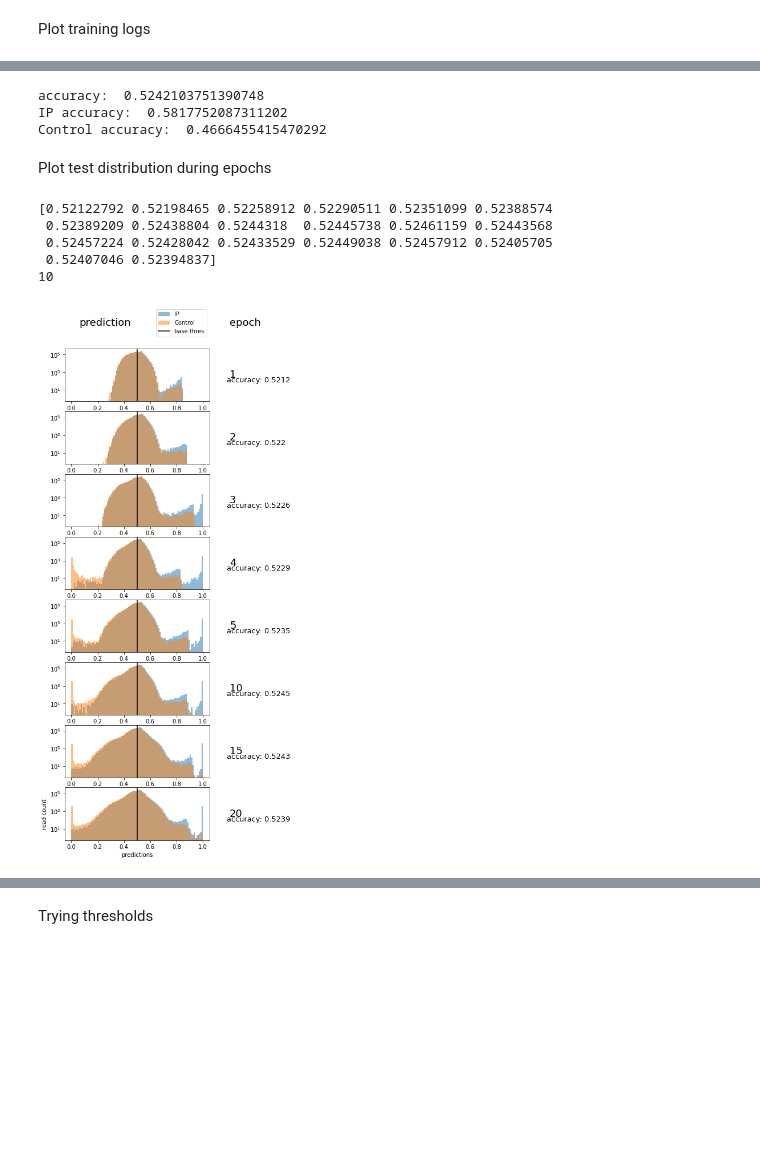
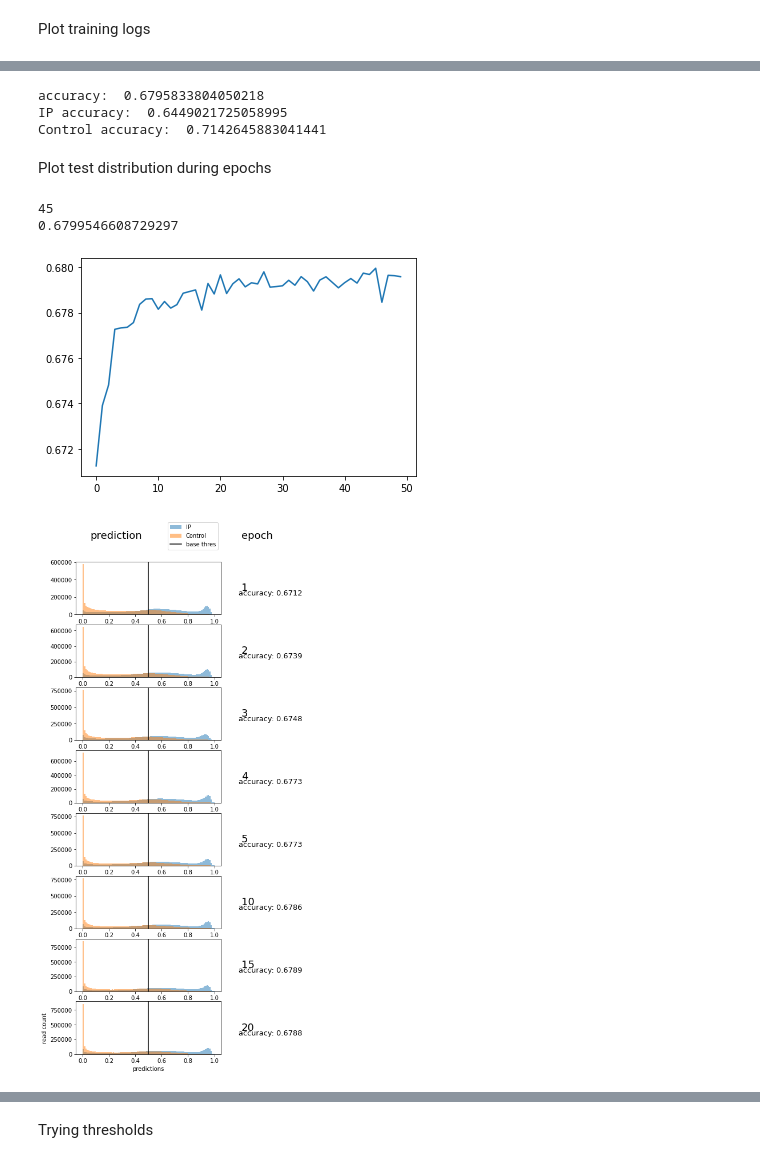
Before and after one commit to Alexwestbrook/mnhn-internship_DeepCNN_ChIP-seq, a Jupyter notebook: plot_distributions.ipynb, the cells around one changed output, grey strips where cells are left out. Drawn from its saved outputs; the diff is of its cells as text; code cells hidden in the pictures; blank space fills up the shorter version.

```diff
--- a/plot_distributions.ipynb
+++ b/plot_distributions.ipynb
@@ -72,8 +74,14 @@ print(dico)
 with np.load(f'{data_dir}/H3K9me3/dataset30M.npz') as f:
     reads = f['x_test']
 # %%
+with np.load(f'{data_dir}/H3K9me3/raw_data/IP_reads_deduped.npz') as f:
+    reads = f['reads']
+print(reads.shape)
+sequences = utils.remove_reads_with_N(reads, tolerance=0)
+print(len(sequences))
+
 print('Looking for read duplicates')
-dico = utils.find_duplicates(reads, one_hot=True, batch_size=5_000_000, print_freq=1_000_000)
+dico = utils.find_duplicates(sequences, one_hot=False, batch_size=500_000_000, print_freq=20_000_000)
 values = list(dico.values())
 print('Looking for duplicate level duplicates')
 dico2 = utils.find_duplicates(values, batch_size=100_000_000, print_freq=20_000_000)
@@ -267,15 +261,16 @@ print('accuracy: ', (IP_accuracy + Control_accuracy) / 2)
 print('IP accuracy: ', IP_accuracy)
 print('Control accuracy: ', Control_accuracy)
 # %% [output]
-accuracy:  0.5242103751390748
-IP accuracy:  0.5817752087311202
-Control accuracy:  0.4666455415470292
+accuracy:  0.6795833804050218
+IP accuracy:  0.6449021725058995
+Control accuracy:  0.7142645883041441
 # %% [markdown]
 Plot test distribution during epochs
 # %%
-data = 'CENPT'
+data = 'H3K27ac'
 dataset_name = 'dataset4'
-model_name = 'model_inception3rew'
+model_name = 'model_inception3.0rew'
+model_name2 = 'model_inception2.2'
 new_labels = 'dataset_rel55'
 relabeled = False
 preds = np.load(f'{data_dir}/{data}/Trainedmodels/{model_name}/eval_epochs.npy')
@@ -296,8 +291,12 @@ predsControl = preds[:, y_test == 0]
 correct_IP = (predsIP > 0.5)
 correct_Control = (predsControl < 0.5)
 accuracys = (np.sum(correct_IP, axis=1) + np.sum(correct_Control, axis=1)) / len(y_test)
-print(accuracys)
-print(np.argmax(accuracys))
+amax = np.argmax(accuracys)
+print(amax)
+print(accuracys[amax])
+plt.plot(accuracys)
+plt.show()
+plt.close()
 
 # epochs = range(0, preds.shape[0], 5)
 epochs = [0, 1, 2, 3, 4, 9, 14, 19]
@@ -315,37 +314,35 @@ ax0_top.axis('off')
 ax1_top = plt.subplot(gs[0, 1])
 label_col1 = 'epoch'
 ax1_top.annotate(label_col1, (0.1, 0.5), xycoords='axes fraction', va='center', fontsize=18)
 ax1_top.axis('off')
 
 nrow = 1
 for epoch in epochs:
     ax0 = plt.subplot(gs[nrow, 0])
     ax0.hist(predsIP[epoch], bins=100, label='IP', alpha=0.5, range=(0,1))
     ax0.hist(predsControl[epoch], bins=100, label='Control', alpha=0.5, range=(0,1))
     ax0.axvline(x=0.5, color='black', label='base thres')
-    ax0.set_yscale('log')
+    # ax0.set_yscale('log')
 
     ax1 = plt.subplot(gs[nrow, 1])
     label = f'{epoch+1}'
     ax1.annotate(label, (0.1, 0.5), xycoords='axes fraction', va='center', fontsize=18)
     ax1.annotate(f'accuracy: {round(accuracys[epoch], 4)}', (0, 0.4), xycoords='axes fraction', va='center', fontsize=13)
     ax1.axis('off')
 
     nrow += 1
 
 handles, labels = ax0.get_legend_handles_labels()
 ax0_top.legend(handles, labels, loc='right')
 ax0.set_xlabel("predictions")
 ax0.set_ylabel("read count")
 if not os.path.isdir(f'{writing_dir}/{data}/results/{model_name}'):
     os.mkdir(f'{writing_dir}/{data}/results/{model_name}/')
 plt.savefig(f'{writing_dir}/{data}/results/{model_name}/distrib_{model_name}_test_epochs.png', bbox_inches='tight')
 plt.show()
 plt.close()
 # %% [output]
-[0.52122792 0.52198465 0.52258912 0.52290511 0.52351099 0.52388574
- 0.52389209 0.52438804 0.5244318  0.52445738 0.52461159 0.52443568
- 0.52457224 0.52428042 0.52433529 0.52449038 0.52457912 0.52405705
- 0.52407046 0.52394837]
-10
+45
+0.6799546608729297
-[figure, old version]
+[figure, new version]
+[figure, added]
```
Also changed, not shown: parts of 9 cells of this notebook.
